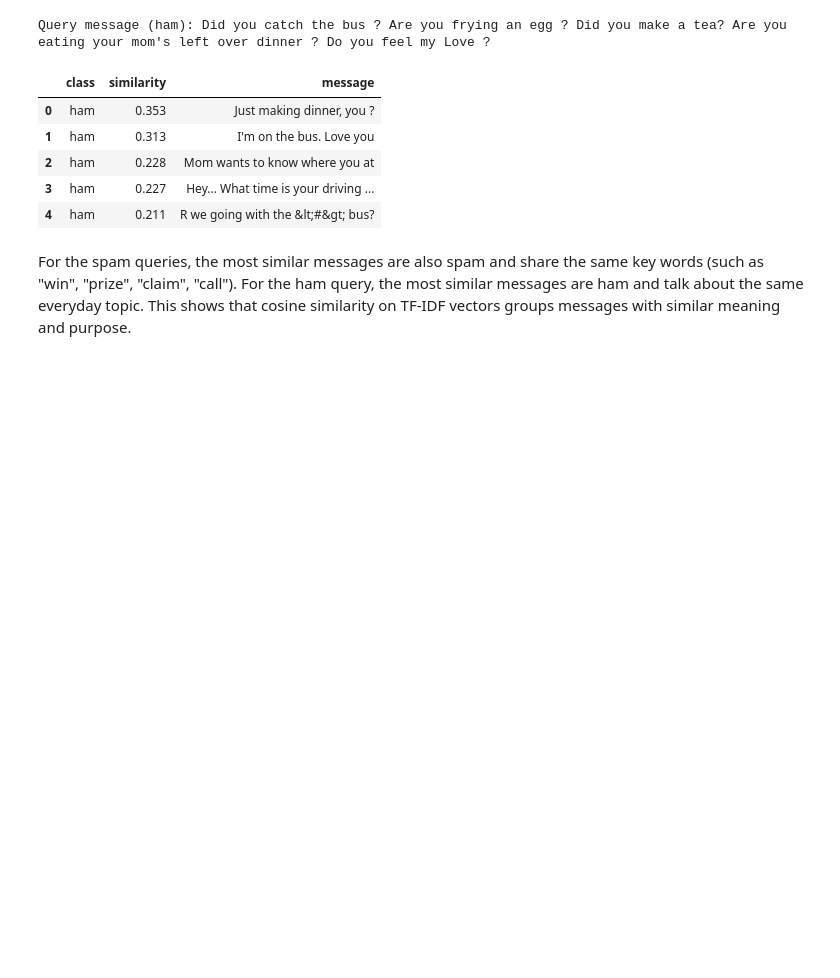
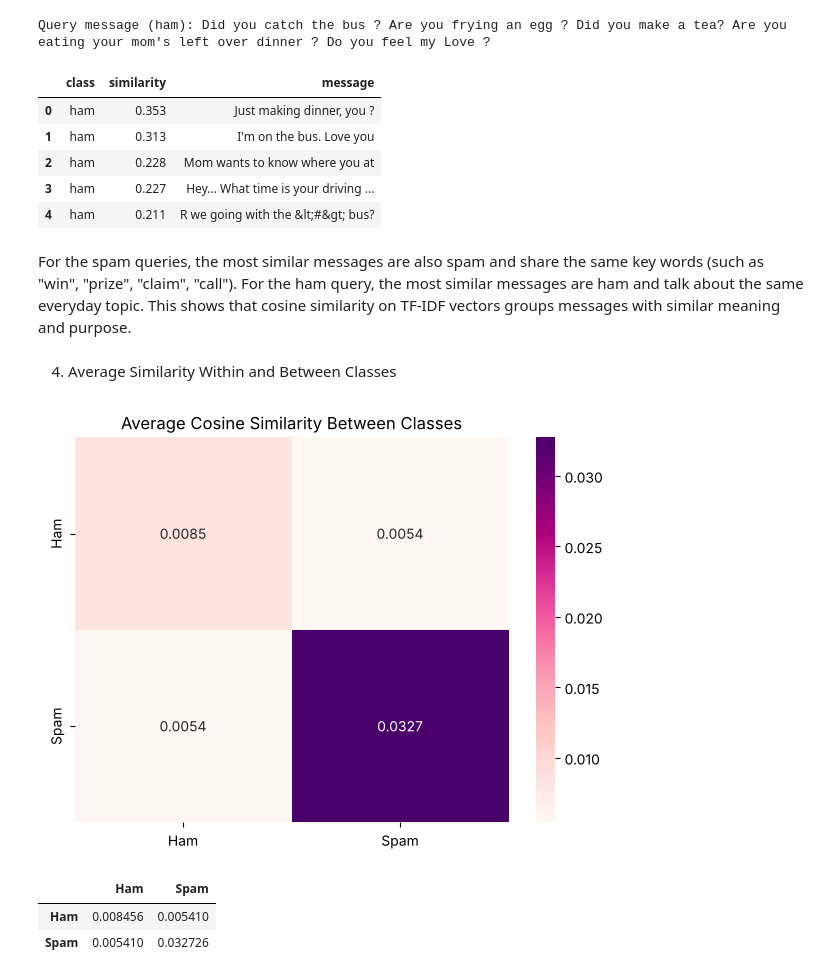
Before and after one commit to LujainAyyash/DS483-Project, a Jupyter notebook: NLP_Code.ipynb, the cells around one changed output. Saved outputs shown, nothing was run; the diff lists cells and outputs as text; code cells hidden in the pictures; blank space fills up the shorter version.

Commit message:
Add class similarity analysis and near- duplicate detection

```diff
--- a/NLP_Code.ipynb
+++ b/NLP_Code.ipynb
@@ -413,3 +418,26 @@ Query message (ham): Did you catch the bus ? Are you frying an egg ? Did you mak
 | 4 | ham | 0.211 | R we going with the &lt;#&gt; bus? |
 # %% [markdown]
 For the spam queries, the most similar messages are also spam and share the same key words (such as "win", "prize", "claim", "call"). For the ham query, the most similar messages are ham and talk about the same everyday topic. This shows that cosine similarity on TF-IDF vectors groups messages with similar meaning and purpose.
+# %% [markdown]
+4. Average Similarity Within and Between Classes
+# %%
+np.fill_diagonal(cos_sim, np.nan)  # ignore self-similarity
+
+ham_ham = np.nanmean(cos_sim[np.ix_(ham_mask, ham_mask)])
+spam_spam = np.nanmean(cos_sim[np.ix_(spam_mask, spam_mask)])
+ham_spam = np.nanmean(cos_sim[np.ix_(ham_mask, spam_mask)])
+
+sim_table = pd.DataFrame([[ham_ham, ham_spam], [ham_spam, spam_spam]],
+                         index=['Ham', 'Spam'], columns=['Ham', 'Spam'])
+
+plt.figure(figsize=(7, 5))
+sns.heatmap(sim_table, annot=True, fmt='.4f', cmap='RdPu')
+plt.title('Average Cosine Similarity Between Classes')
+plt.show()
+
+sim_table
+# %% [output]
+[figure, added]
+|  | Ham | Spam |
+| Ham | 0.008456 | 0.005410 |
+| Spam | 0.005410 | 0.032726 |
```
Also changed, not shown: parts of 5 cells of this notebook.
